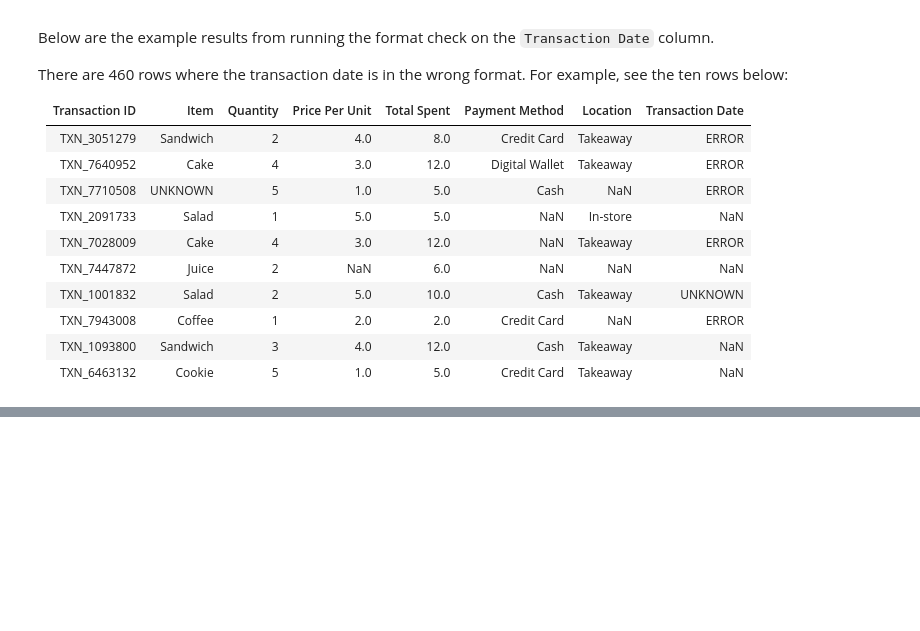
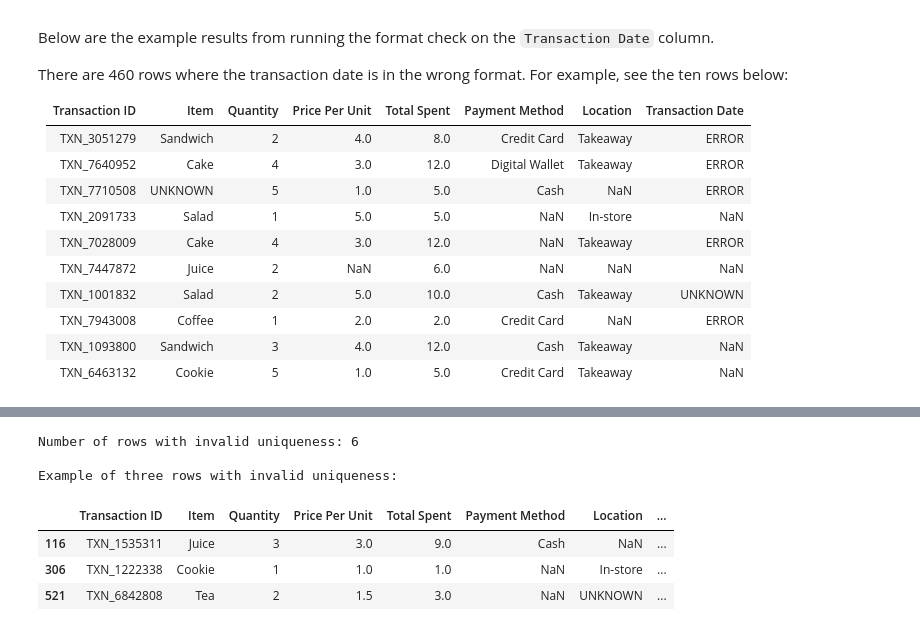
Before and after one commit to Natasa127/CSI4142-A2, a Jupyter notebook: Validity.ipynb, the cells around one changed output, grey strips where cells are left out. Saved outputs shown, nothing was run; the diff lists cells and outputs as text; code cells hidden in the pictures; blank space fills up the shorter version.

Commit message:
Uniqueness Check

```diff
--- a/Validity.ipynb
+++ b/Validity.ipynb
@@ -297,0 +356,28 @@ There are 460 rows where the transaction date is in the wrong format. For exampl
+# %%
+# Error check on altered dataset
+
+# Store a series of the counts of each value in the chosen column
+attribute_series_counts = altered_sales[test_attribute].value_counts()
+
+# Apply the function to the test attribute, setting rows with non-unique values in the designated column to True
+invalid_uniqueness = altered_sales[test_attribute].apply(
+    lambda attribute: not uniqueness_filter(attribute, attribute_series_counts)
+)
+
+# Save the invalid rows
+invalid_uniqueness_df = altered_sales.loc[invalid_uniqueness]
+
+# Print the number of rows with invalid formatting on the chosen test attribute
+print(f"Number of rows with invalid uniqueness: {invalid_uniqueness.sum()}\n")
+
+# Display the first 3 rows with invalid formatting on the chosen test attribute
+print("Example of three rows with invalid uniqueness:")
+invalid_uniqueness_df.head(3)
+# %% [output]
+Number of rows with invalid uniqueness: 6
+
+Example of three rows with invalid uniqueness:
+|  | Transaction ID | Item | Quantity | Price Per Unit | Total Spent | Payment Method | Location | ... |
+| 116 | TXN_1535311 | Juice | 3 | 3.0 | 9.0 | Cash | NaN | ... |
+| 306 | TXN_1222338 | Cookie | 1 | 1.0 | 1.0 | NaN | In-store | ... |
+| 521 | TXN_6842808 | Tea | 2 | 1.5 | 3.0 | NaN | UNKNOWN | ... |
```
Also changed, not shown: parts of 15 cells of this notebook.
